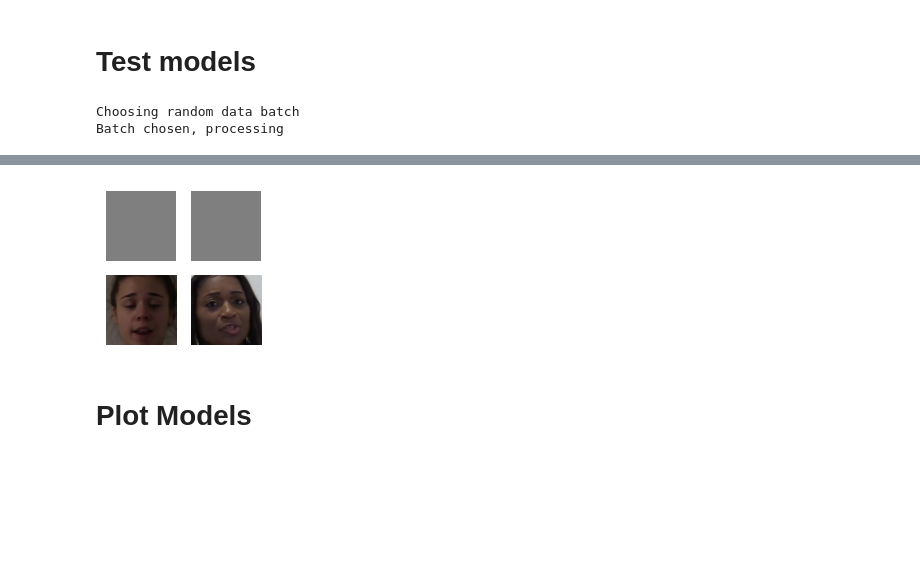
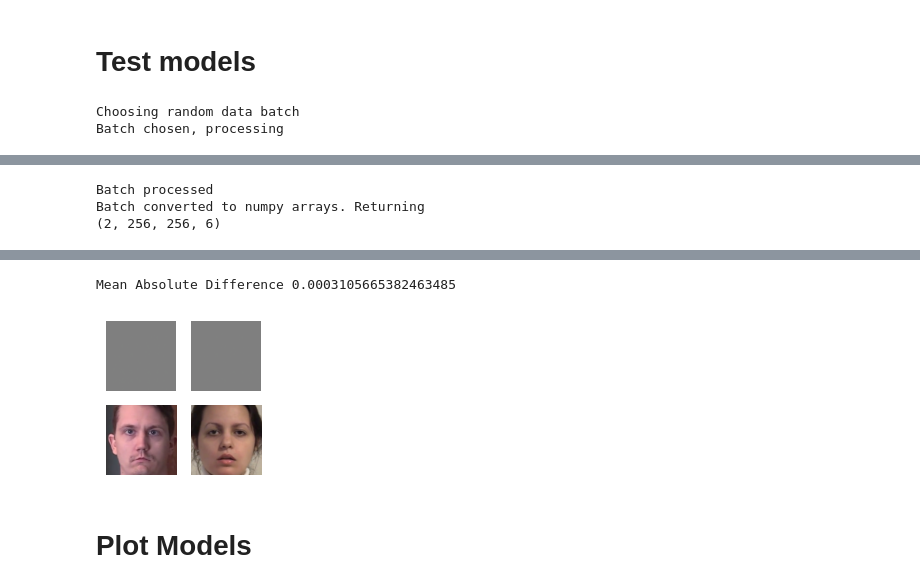
Before and after one commit to Blinco0/deepfake-lip-sync, a Jupyter notebook: train_GAN.ipynb, the cells around one changed output, grey strips where cells are left out. Cells and saved outputs as stored; diff of their text form; code cells hidden in the pictures; blank space fills up the shorter version.

Commit message:
#26 New get_batch function that implements the ne pipeline
Former-commit-id: 288807df649ef00a19d5995b65a2b7e37bb236cc

```diff
--- a/train_GAN.ipynb
+++ b/train_GAN.ipynb
@@ -34,14 +55,14 @@ BATCH_SIZE = 100
 # Get randomized dataset batch
 We can't possibly hold everything at once
 # %%
-def khoas_get_batch(batch_size, seed=0):
+def random_get_batch(batch_size, seed=0):
     """
     Khoa's custom function
     The real stuff needs the real function
     """
     random.seed(seed)
 
-    data_path = '/media/khoa/Stuff/dataset/train/real/'
+    data_path = '/media/khoa/WD SSD/dataset/train/real/'
 
     # Go through datapath, append every png file to the png list.
     png_list = []
@@ -143,7 +231,7 @@ def generate_and_save_images(model, epoch, original_images, gen_imgs, audio_samp
 # %% [markdown]
 # Test models
 # %%
-test_img_arrs, test_img_concats, test_audio_arrs = khoas_get_batch(2, 0)
+test_img_arrs, test_img_concats, test_audio_arrs = random_get_batch(2, 1)
 print(test_img_concats.shape)
 # Define models
 qual_disc = quality_discriminator()
@@ -162,0 +253,3 @@ Mean Absolute Difference 0.0004072930896654725
+Batch processed
+Batch converted to numpy arrays. Returning
+(2, 256, 256, 6)
@@ -163,4 +265,5 @@ Mean Absolute Difference 0.0004072930896654725
+Mean Absolute Difference 0.0003105665382463485
-[figure, old version]
+[figure, new version]
 # %% [markdown]
 # Plot Models
 # %%
```
Also changed, not shown: parts of 8 cells of this notebook.
